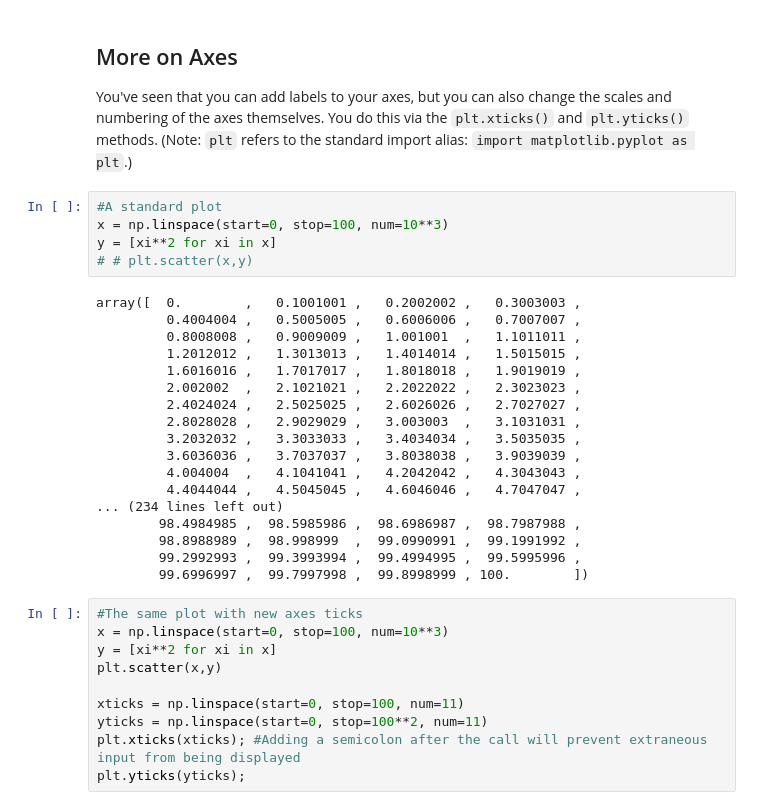
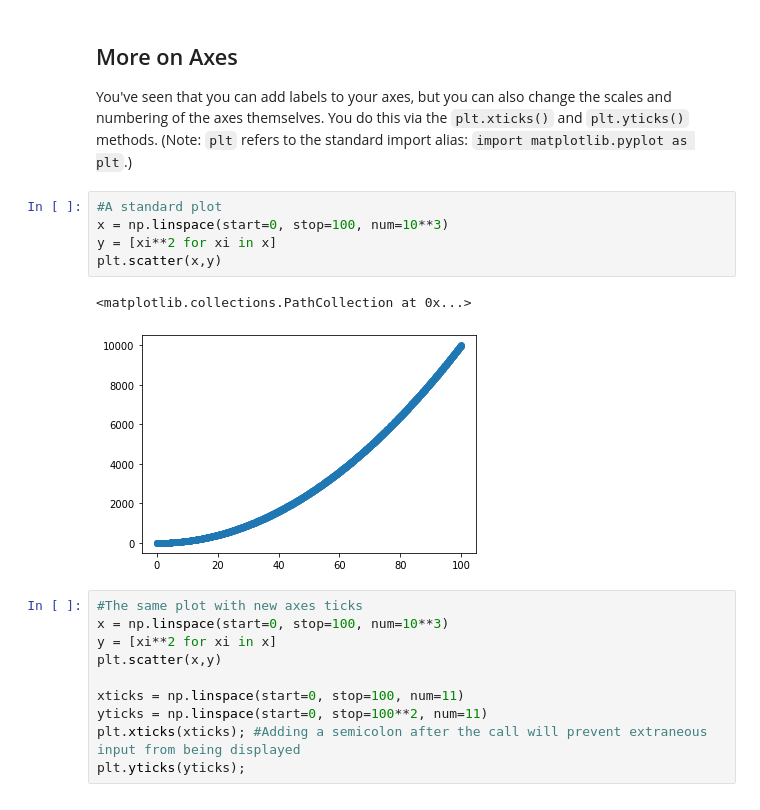
Before and after one commit to OsterMendel/dsc-more-practice-with-matplotlib-nyc-ds-021720, a Jupyter notebook: index.ipynb, the cells around one changed output. Cells and saved outputs as stored; diff of their text form.

```diff
--- a/index.ipynb
+++ b/index.ipynb
@@ -140,26 +140,11 @@ You've seen that you can add labels to your axes, but you can also change the sc
 # %%
 #A standard plot
 x = np.linspace(start=0, stop=100, num=10**3)
 y = [xi**2 for xi in x]
-# # plt.scatter(x,y)
+plt.scatter(x,y)
 # %% [output]
-array([  0.        ,   0.1001001 ,   0.2002002 ,   0.3003003 ,
-         0.4004004 ,   0.5005005 ,   0.6006006 ,   0.7007007 ,
-         0.8008008 ,   0.9009009 ,   1.001001  ,   1.1011011 ,
-         1.2012012 ,   1.3013013 ,   1.4014014 ,   1.5015015 ,
-         1.6016016 ,   1.7017017 ,   1.8018018 ,   1.9019019 ,
-         2.002002  ,   2.1021021 ,   2.2022022 ,   2.3023023 ,
-         2.4024024 ,   2.5025025 ,   2.6026026 ,   2.7027027 ,
-         2.8028028 ,   2.9029029 ,   3.003003  ,   3.1031031 ,
-         3.2032032 ,   3.3033033 ,   3.4034034 ,   3.5035035 ,
-         3.6036036 ,   3.7037037 ,   3.8038038 ,   3.9039039 ,
-         4.004004  ,   4.1041041 ,   4.2042042 ,   4.3043043 ,
-         4.4044044 ,   4.5045045 ,   4.6046046 ,   4.7047047 ,
-... (234 lines left out)
-        98.4984985 ,  98.5985986 ,  98.6986987 ,  98.7987988 ,
-        98.8988989 ,  98.998999  ,  99.0990991 ,  99.1991992 ,
-        99.2992993 ,  99.3993994 ,  99.4994995 ,  99.5995996 ,
-        99.6996997 ,  99.7997998 ,  99.8998999 , 100.        ])
+<matplotlib.collections.PathCollection at 0x...>
+[figure, added]
 # %%
 #The same plot with new axes ticks
 x = np.linspace(start=0, stop=100, num=10**3)
```
